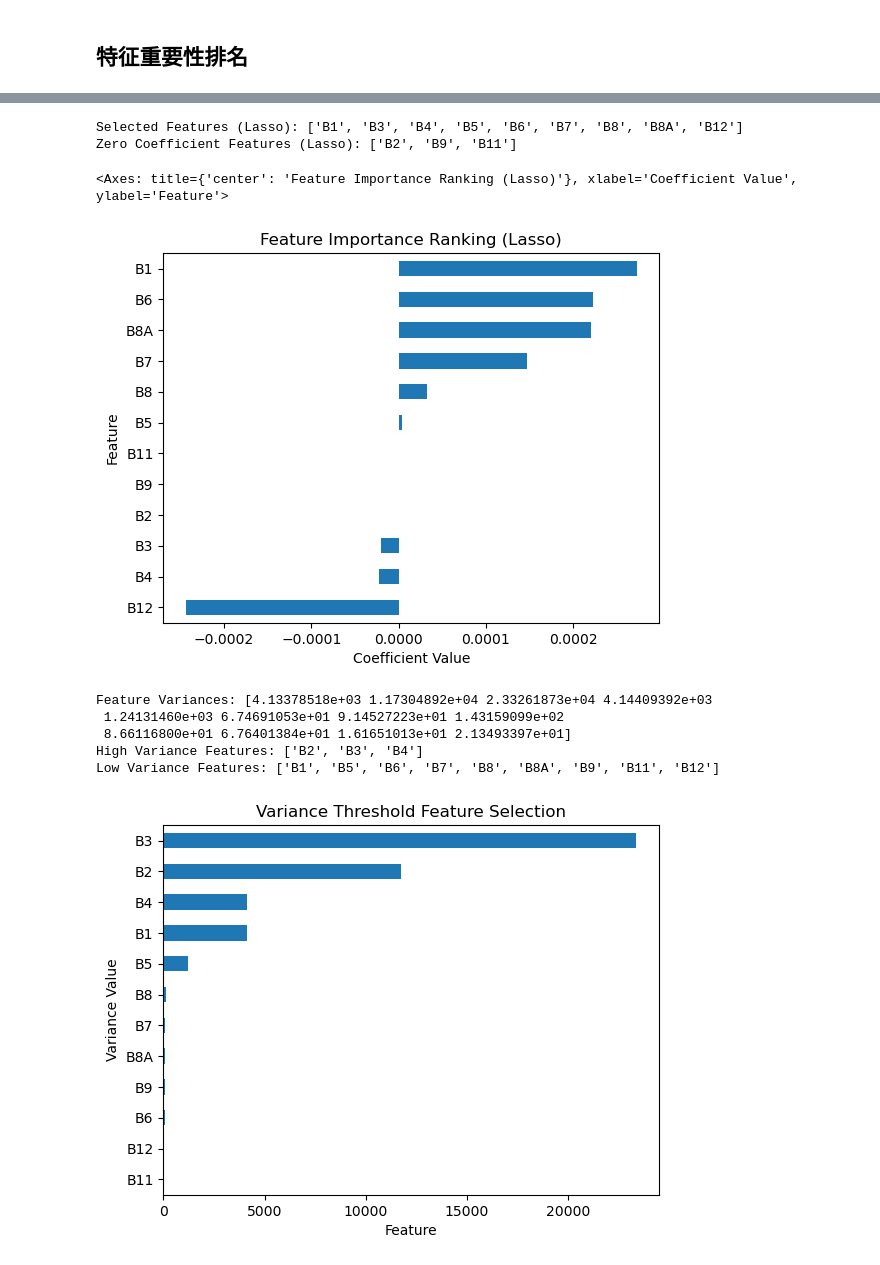
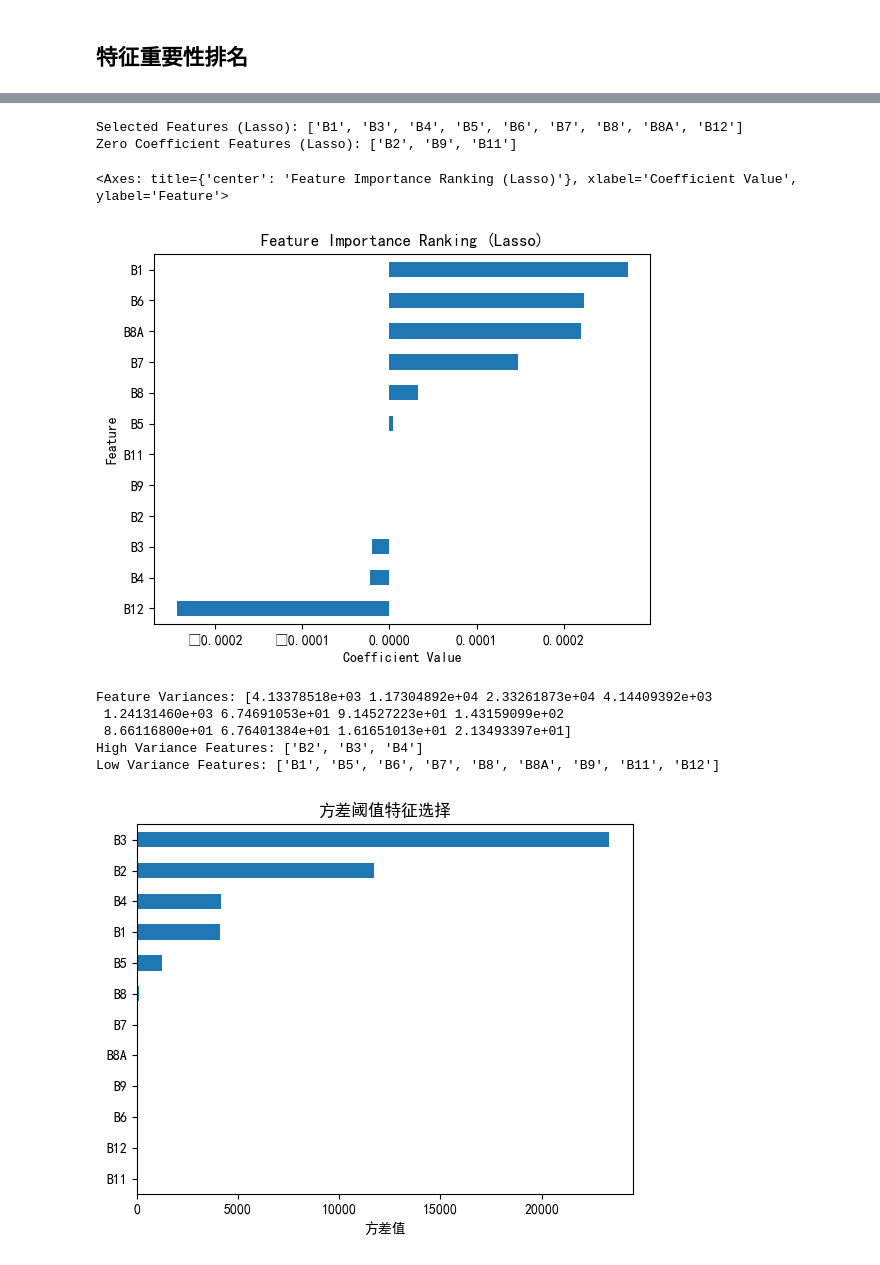
Before and after one commit to NtskwK/GraduationProject, a Jupyter notebook: importance.ipynb, the cells around one changed output, grey strips where cells are left out. Saved outputs shown, nothing was run; the diff lists cells and outputs as text; code cells hidden in the pictures.

```diff
--- a/importance.ipynb
+++ b/importance.ipynb
@@ -2,6 +2,9 @@
 import pandas as pd
 import matplotlib.pyplot as plt
 from sklearn.ensemble import RandomForestRegressor
+
+plt.rcParams["font.sans-serif"] = ["SimHei"]
+
 
 # 读取数据
 rfr_importance = pd.read_csv("dataset_train.csv")
@@ -77,7 +80,7 @@ mi_importance.plot(
 from sklearn.linear_model import LassoCV
 import numpy as np
 
-lasso = LassoCV(cv=4)
+lasso = LassoCV(cv=5)
 lasso.fit(X, y)
 X_cols_array = np.array(X_cols)
 non_zero_features = X_cols_array[lasso.coef_ != 0]
@@ -98,43 +101,42 @@ lasso_feature_coefficients.plot(
 Selected Features (Lasso): ['B1', 'B3', 'B4', 'B5', 'B6', 'B7', 'B8', 'B8A', 'B12']
 Zero Coefficient Features (Lasso): ['B2', 'B9', 'B11']
 <Axes: title={'center': 'Feature Importance Ranking (Lasso)'}, xlabel='Coefficient Value', ylabel='Feature'>
-[figure, old version]
+[figure, new version]
 # %%
 from sklearn.feature_selection import VarianceThreshold
 
 # 计算所有特征的方差
 variances = np.var(X, axis=0)
 print("Feature Variances:", variances)
 # 设置阈值为方差的75%分位数
 threshold = np.quantile(variances, 0.75)
 
 selector = VarianceThreshold(threshold=threshold)
 X_high_var = selector.fit_transform(X)
 # 将X_cols转换为NumPy数组
 X_cols_array = np.array(X_cols)
 
 # 使用布尔索引选择高方差特征
 high_var_features = X_cols_array[selector.get_support()]
 low_var_features = X_cols_array[~selector.get_support()]
 print("High Variance Features:", high_var_features.tolist())
 print("Low Variance Features:", low_var_features.tolist())
 
 vtfs = pd.Series(variances, index=X_cols).sort_values(ascending=True)
 vtfs.plot(
     kind="barh",
-    title="Variance Threshold Feature Selection",
-    xlabel="Feature",
-    ylabel="Variance Value",
+    title="方差阈值特征选择",
+    xlabel="方差值",
     rot=0
 )
 plt.show()
 # %% [output]
 Feature Variances: [4.13378518e+03 1.17304892e+04 2.33261873e+04 4.14409392e+03
  1.24131460e+03 6.74691053e+01 9.14527223e+01 1.43159099e+02
  8.66116800e+01 6.76401384e+01 1.61651013e+01 2.13493397e+01]
 High Variance Features: ['B2', 'B3', 'B4']
 Low Variance Features: ['B1', 'B5', 'B6', 'B7', 'B8', 'B8A', 'B9', 'B11', 'B12']
-[figure, old version]
+[figure, new version]
 # %%
 from sklearn.preprocessing import MinMaxScaler
 
```
Also changed, not shown: parts of 4 cells of this notebook, 4 other files.
